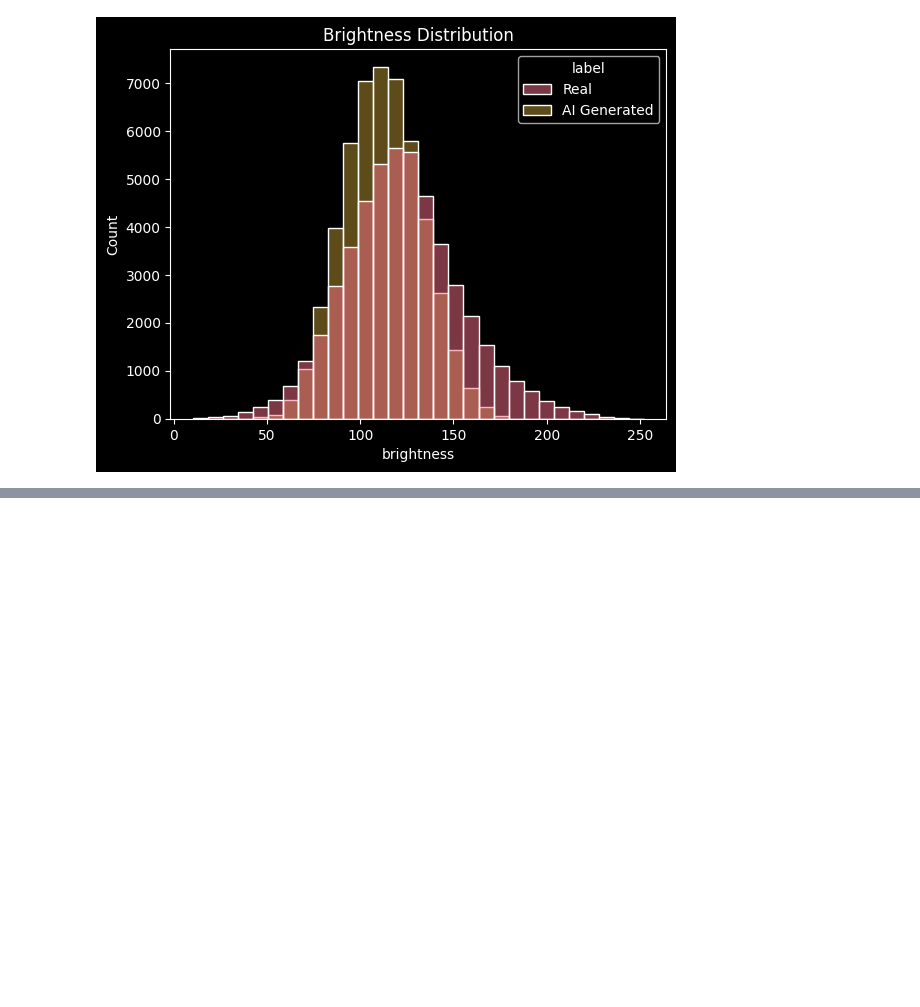
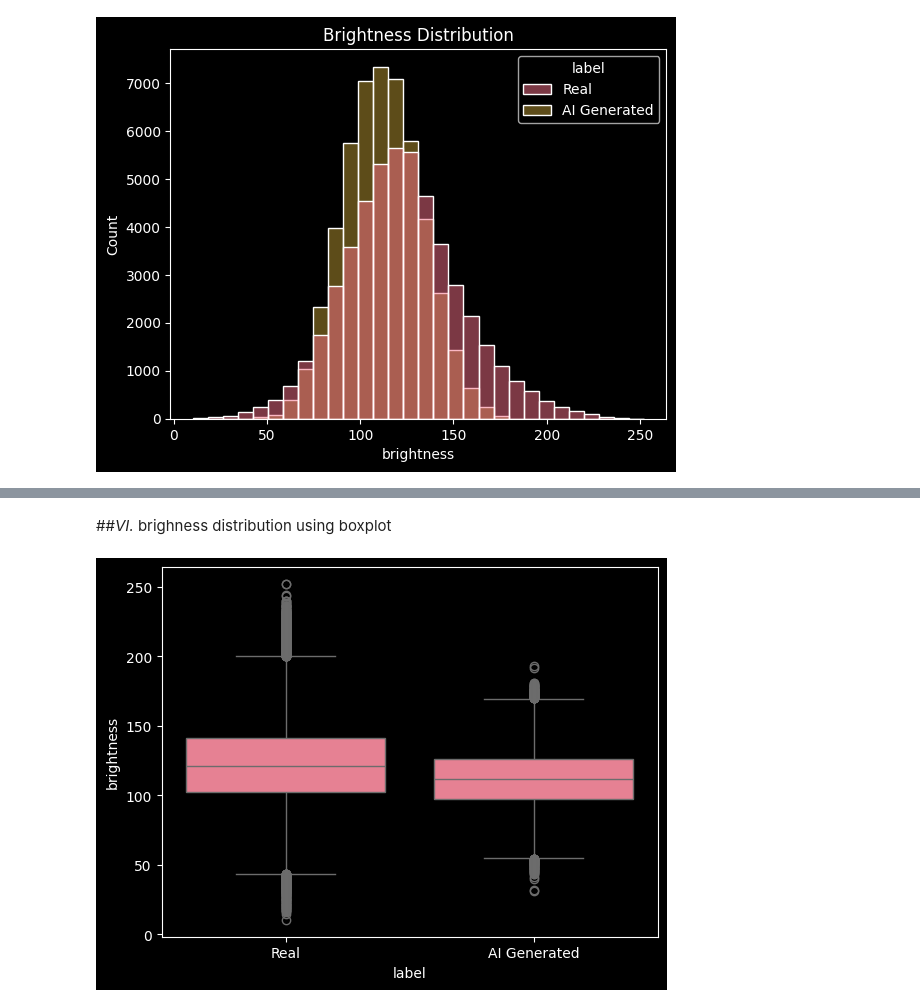
Before and after one commit to late-cat/First-Colab, a Jupyter notebook: Untitled2.ipynb, the cells around one changed output, grey strips where cells are left out. Saved outputs shown, nothing was run; the diff lists cells and outputs as text; code cells hidden in the pictures; blank space fills up the shorter version.

```diff
--- a/Untitled2.ipynb
+++ b/Untitled2.ipynb
@@ -143,0 +160,7 @@ plt.show()
+# %% [markdown]
+##*VI.* brighness distribution using boxplot
+# %%
+sns.boxplot(data=train_df, x='label', y='brightness')
+plt.show()
+# %% [output]
+[figure, added]
```
Also changed, not shown: parts of 4 cells of this notebook.
